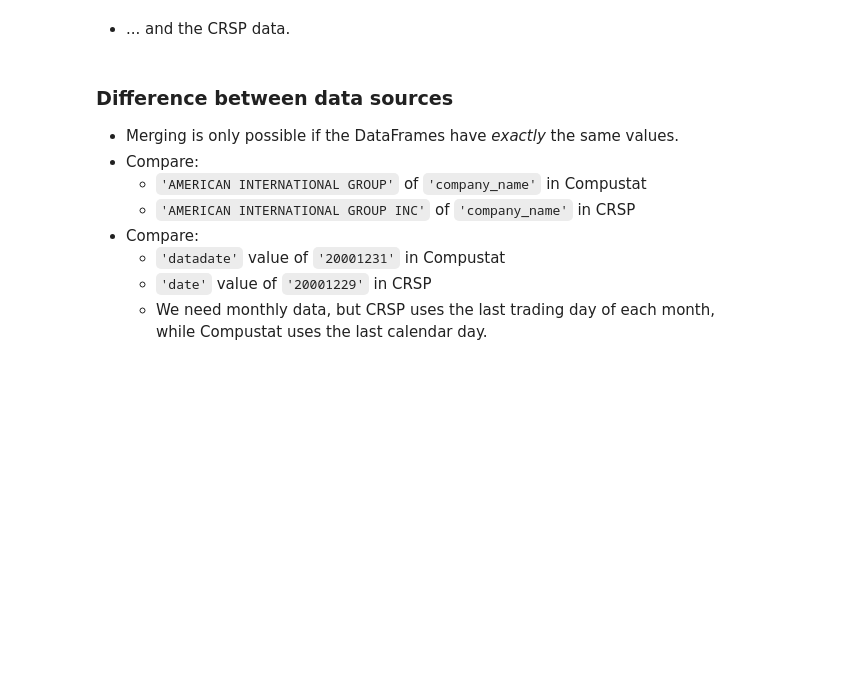
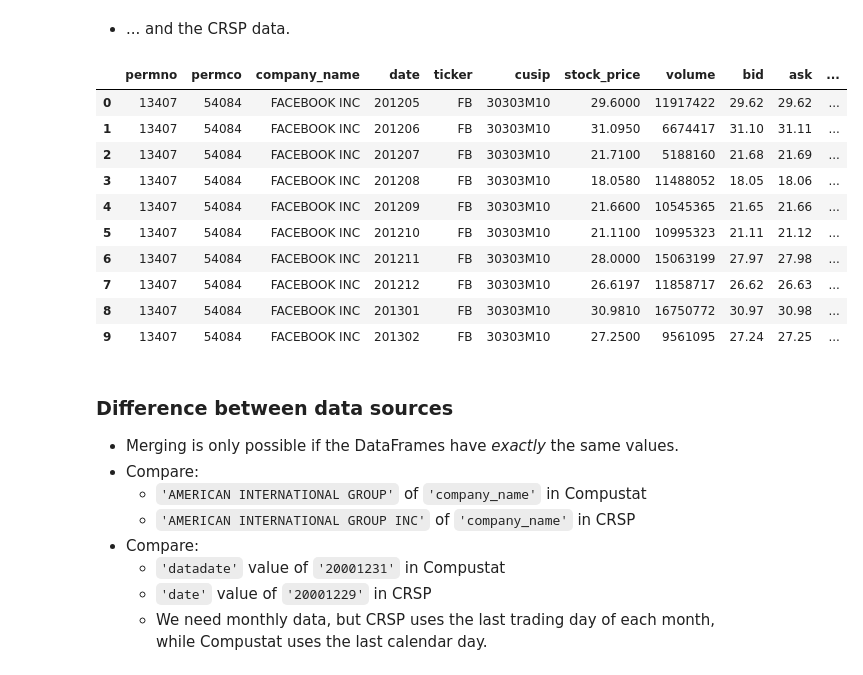
Before and after one commit to Jaykim1234/Computational-Finance, a Jupyter notebook: Jupyters/week4-lab.ipynb, the cells around one changed output. Drawn from its saved outputs; the diff is of its cells as text; code cells hidden in the pictures; blank space fills up the shorter version.

```diff
--- a/Jupyters/week4-lab.ipynb
+++ b/Jupyters/week4-lab.ipynb
@@ -126,14 +292,26 @@ compustat_data.head(10)
 # %% [markdown]
 * ... and the CRSP data.
 # %%
-crsp_data = pd.read_csv("../data/sample_data_crsp.txt", sep="\t")
+crsp_data = pd.read_csv("./data/sample_data_crsp.txt", sep="\t")
 
 ## Similarly, modify the 'date' column in CRSP
 crsp_data['date'] = crsp_data['date'].astype(str)
 crsp_data['date'] = crsp_data['date'].str[0:6]
 crsp_data['date'] = crsp_data['date'].astype(int)
 
 crsp_data.head(10)
+# %% [output]
+|  | permno | permco | company_name | date | ticker | cusip | stock_price | volume | bid | ask | ... |
+| 0 | 13407 | 54084 | FACEBOOK INC | 201205 | FB | 30303M10 | 29.6000 | 11917422 | 29.62 | 29.62 | ... |
+| 1 | 13407 | 54084 | FACEBOOK INC | 201206 | FB | 30303M10 | 31.0950 | 6674417 | 31.10 | 31.11 | ... |
+| 2 | 13407 | 54084 | FACEBOOK INC | 201207 | FB | 30303M10 | 21.7100 | 5188160 | 21.68 | 21.69 | ... |
+| 3 | 13407 | 54084 | FACEBOOK INC | 201208 | FB | 30303M10 | 18.0580 | 11488052 | 18.05 | 18.06 | ... |
+| 4 | 13407 | 54084 | FACEBOOK INC | 201209 | FB | 30303M10 | 21.6600 | 10545365 | 21.65 | 21.66 | ... |
+| 5 | 13407 | 54084 | FACEBOOK INC | 201210 | FB | 30303M10 | 21.1100 | 10995323 | 21.11 | 21.12 | ... |
+| 6 | 13407 | 54084 | FACEBOOK INC | 201211 | FB | 30303M10 | 28.0000 | 15063199 | 27.97 | 27.98 | ... |
+| 7 | 13407 | 54084 | FACEBOOK INC | 201212 | FB | 30303M10 | 26.6197 | 11858717 | 26.62 | 26.63 | ... |
+| 8 | 13407 | 54084 | FACEBOOK INC | 201301 | FB | 30303M10 | 30.9810 | 16750772 | 30.97 | 30.98 | ... |
+| 9 | 13407 | 54084 | FACEBOOK INC | 201302 | FB | 30303M10 | 27.2500 | 9561095 | 27.24 | 27.25 | ... |
 # %% [markdown]
 ### Difference between data sources
 
```
Also changed, not shown: parts of 21 cells of this notebook, 4 other files.
